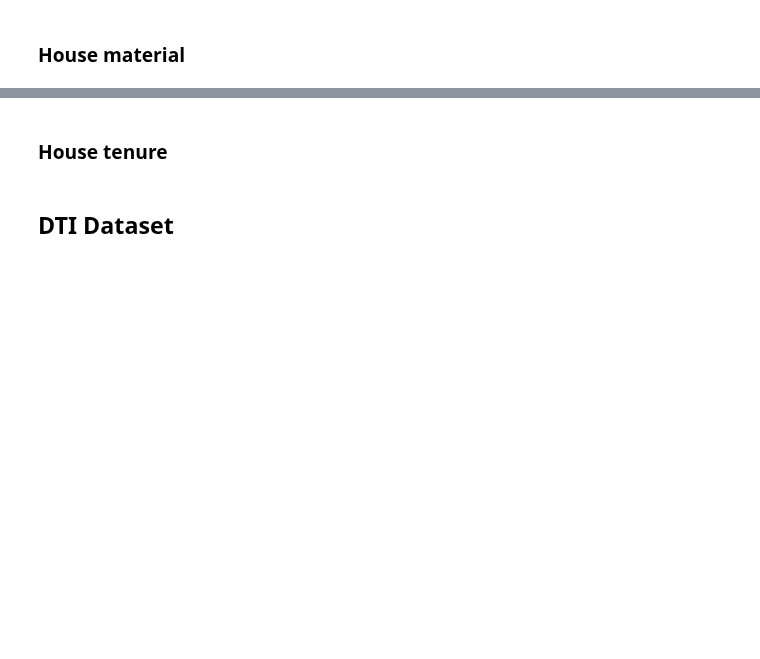
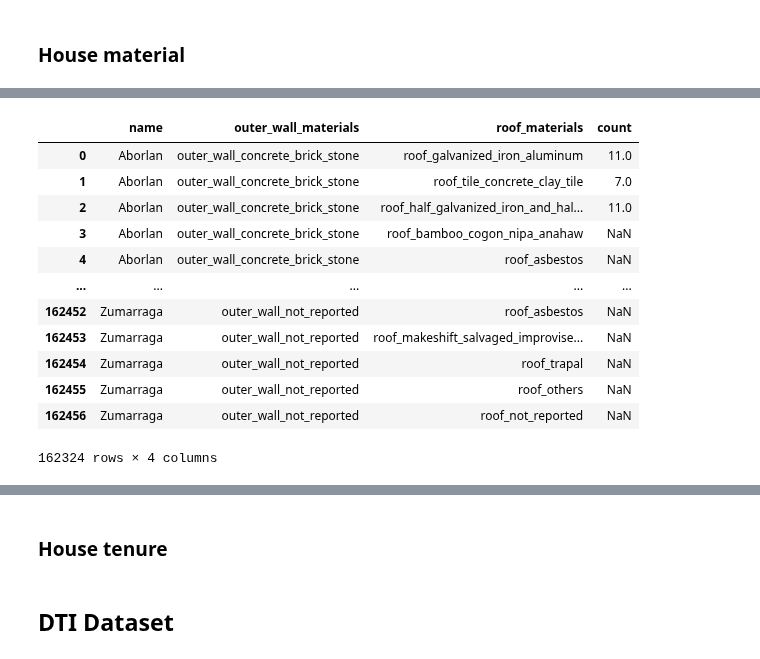
Before and after one commit to OmdenaAI/philippines-chapter-urban-vunerability, a Jupyter notebook: src/tasks/task-1-data-collection/13-dataset-merging-final.ipynb, the cells around one changed output, grey strips where cells are left out. Cells and saved outputs as stored; diff of their text form; code cells hidden in the pictures; blank space fills up the shorter version.

```diff
--- a/src/tasks/task-1-data-collection/13-dataset-merging-final.ipynb
+++ b/src/tasks/task-1-data-collection/13-dataset-merging-final.ipynb
@@ -633,2 +702,10 @@ merged_df
 # %% [markdown]
 ### House material
+# %%
+def clean_string(str_, prefix):
+    return (prefix + "_" + str_.lower().replace("/", "_").replace(" ", "_")).replace("__", "_")
+# %%
+house_material_df = pd.read_csv(HOUSING_MATERIAL)
+house_material_df.drop(columns=["Unnamed: 0", "year", "city"], inplace=True)
+house_material_df = house_material_df.loc[~house_material_df["outer_wall_materials"].isnull()].loc[~house_material_df["roof_materials"].isnull()]
+house_material_df.head()
@@ -634,0 +719,19 @@ merged_df
+# %%
+house_material_df.outer_wall_materials = house_material_df.outer_wall_materials.apply(clean_string, prefix="outer_wall")
+house_material_df.roof_materials = house_material_df.roof_materials.apply(clean_string, prefix="roof")
+# %%
+house_material_df
+# %% [output]
+|  | name | outer_wall_materials | roof_materials | count |
+| 0 | Aborlan | outer_wall_concrete_brick_stone | roof_galvanized_iron_aluminum | 11.0 |
+| 1 | Aborlan | outer_wall_concrete_brick_stone | roof_tile_concrete_clay_tile | 7.0 |
+| 2 | Aborlan | outer_wall_concrete_brick_stone | roof_half_galvanized_iron_and_hal... | 11.0 |
+| 3 | Aborlan | outer_wall_concrete_brick_stone | roof_bamboo_cogon_nipa_anahaw | NaN |
+| 4 | Aborlan | outer_wall_concrete_brick_stone | roof_asbestos | NaN |
+| ... | ... | ... | ... | ... |
+| 162452 | Zumarraga | outer_wall_not_reported | roof_asbestos | NaN |
+| 162453 | Zumarraga | outer_wall_not_reported | roof_makeshift_salvaged_improvise... | NaN |
+| 162454 | Zumarraga | outer_wall_not_reported | roof_trapal | NaN |
+| 162455 | Zumarraga | outer_wall_not_reported | roof_others | NaN |
+| 162456 | Zumarraga | outer_wall_not_reported | roof_not_reported | NaN |
+162324 rows × 4 columns
```
Also changed, not shown: parts of 12 cells of this notebook.
